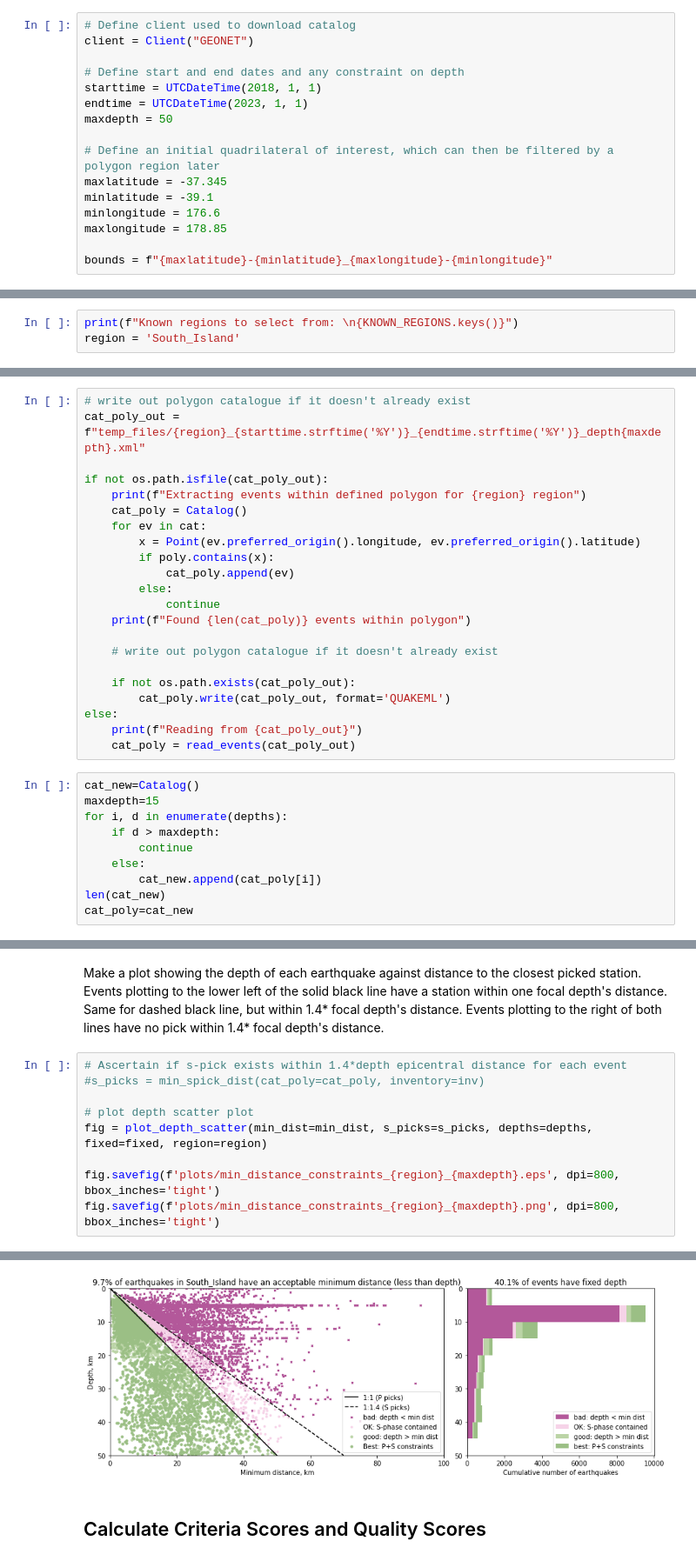
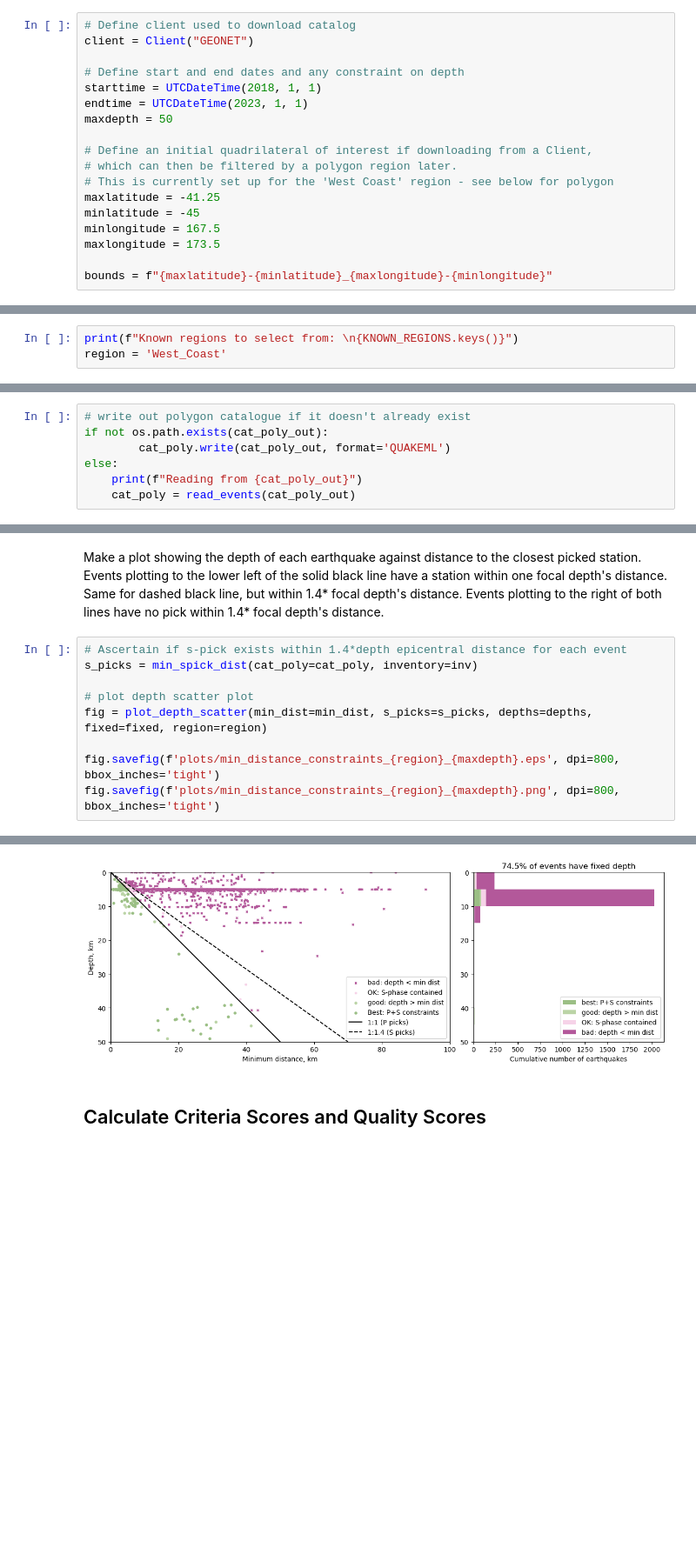
Before and after one commit to calum-chamberlain/EQ_catalog_location_quality, a Jupyter notebook: NZJGG_EQ_Catalogue_Location_Quality.ipynb, the cells around one changed output, grey strips where cells are left out. Shown: that part at 87% size. Drawn from its saved outputs; the diff is of its cells as text; blank space fills up the shorter version.

```diff
--- a/NZJGG_EQ_Catalogue_Location_Quality.ipynb
+++ b/NZJGG_EQ_Catalogue_Location_Quality.ipynb
@@ -39,11 +39,13 @@ starttime = UTCDateTime(2018, 1, 1)
 endtime = UTCDateTime(2023, 1, 1)
 maxdepth = 50
 
-# Define an initial quadrilateral of interest, which can then be filtered by a polygon region later
-maxlatitude = -37.345
-minlatitude = -39.1
-minlongitude = 176.6
-maxlongitude = 178.85
+# Define an initial quadrilateral of interest if downloading from a Client,
+# which can then be filtered by a polygon region later.
+# This is currently set up for the 'West Coast' region - see below for polygon
+maxlatitude = -41.25
+minlatitude = -45
+minlongitude = 167.5
+maxlongitude = 173.5
 
 bounds = f"{maxlatitude}-{minlatitude}_{maxlongitude}-{minlongitude}"
 # %%
@@ -138,7 +150,7 @@ Checked
 We define specific regions known in nz_polygons, but you could define any shapely Polygon that suits you, or skip this step if you have already restricted your catalog how you want it.
 # %%
 print(f"Known regions to select from: \n{KNOWN_REGIONS.keys()}")
-region = 'South_Island'
+region = 'West_Coast'
 # %% [output]
 Known regions to select from:
 dict_keys(['South_Island', 'North_Island', 'West_Coast', 'Fiordland', 'Southland_Otago', 'Canterbury', 'Nelson', 'Marlborough', 'Wellington', 'Taranaki', 'HawkesBay', 'Gisborne', 'Volcanoes', 'Aucklan ...
@@ -164,35 +176,10 @@ Found 14880 events within polygon
 # %%
 # write out polygon catalogue if it doesn't already exist
-cat_poly_out = f"temp_files/{region}_{starttime.strftime('%Y')}_{endtime.strftime('%Y')}_depth{maxdepth}.xml"
-
-if not os.path.isfile(cat_poly_out):
-    print(f"Extracting events within defined polygon for {region} region")
-    cat_poly = Catalog()
-    for ev in cat:
-        x = Point(ev.preferred_origin().longitude, ev.preferred_origin().latitude)
-        if poly.contains(x):
-            cat_poly.append(ev)
-        else:
-            continue
-    print(f"Found {len(cat_poly)} events within polygon")
-
-    # write out polygon catalogue if it doesn't already exist
-
-    if not os.path.exists(cat_poly_out):
+if not os.path.exists(cat_poly_out):
         cat_poly.write(cat_poly_out, format='QUAKEML')
 else:
     print(f"Reading from {cat_poly_out}")
     cat_poly = read_events(cat_poly_out)
-# %%
-cat_new=Catalog()
-maxdepth=15
-for i, d in enumerate(depths):
-    if d > maxdepth:
-        continue
-    else:
-        cat_new.append(cat_poly[i])
-len(cat_new)
-cat_poly=cat_new
 # %% [markdown]
 ## 4. Extract Key Variables from Events and Plot Catalogue
 # %% [markdown]
@@ -239,7 +223,7 @@ The PostScript backend does not support transparency; partially transparent arti
 Make a plot showing the depth of each earthquake against distance to the closest picked station. Events plotting to the lower left of the solid black line have a station within one focal depth's distance. Same for dashed black line, but within 1.4* focal depth's distance. Events plotting to the right of both lines have no pick within 1.4* focal depth's distance.
 # %%
 # Ascertain if s-pick exists within 1.4*depth epicentral distance for each event
-#s_picks = min_spick_dist(cat_poly=cat_poly, inventory=inv)
+s_picks = min_spick_dist(cat_poly=cat_poly, inventory=inv)
 
 # plot depth scatter plot
 fig = plot_depth_scatter(min_dist=min_dist, s_picks=s_picks, depths=depths, fixed=fixed, region=region)
@@ -254,4 +235,4 @@ The PostScript backend does not support transparency; partially transparent arti
-[figure, old version]
+[figure, new version]
 # %% [markdown]
 ## Calculate Criteria Scores and Quality Scores
 # %% [markdown]
```
Also changed, not shown: parts of 17 cells of this notebook.
